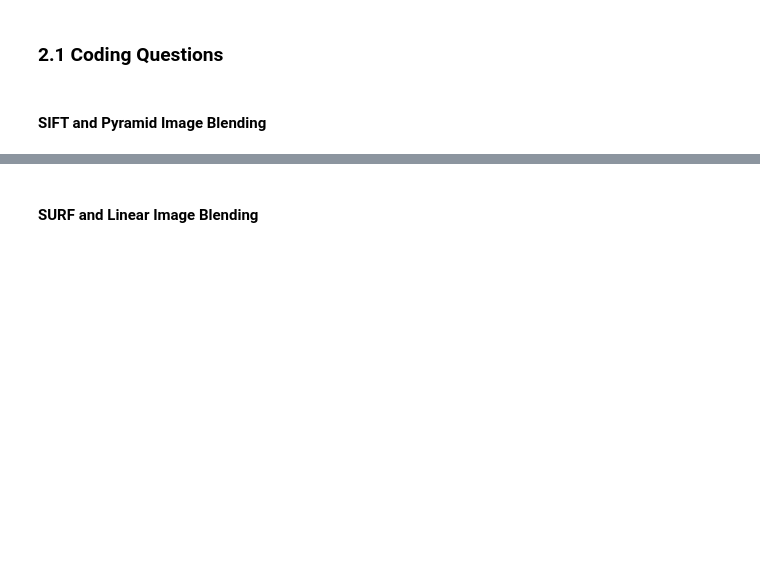
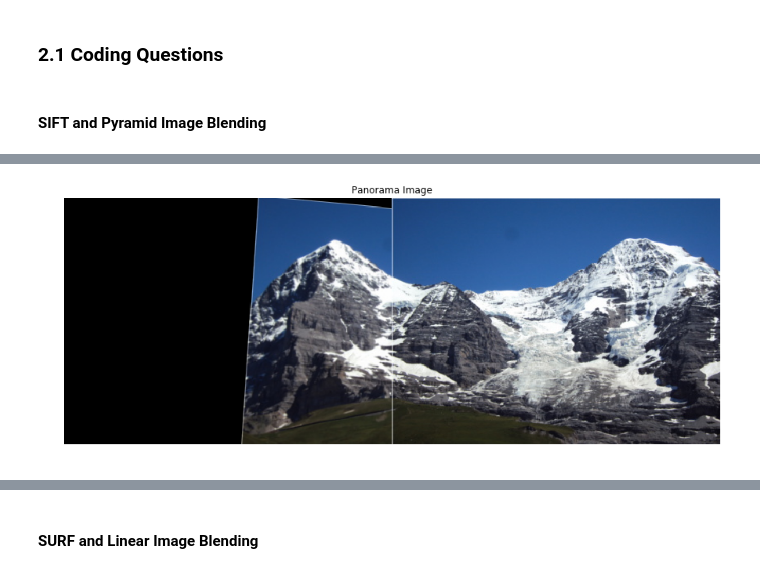
Before and after one commit to mhdahmed/Computer-Vision, a Jupyter notebook: Assignment_2/stitching.ipynb, the cells around one changed output, grey strips where cells are left out. Saved outputs shown, nothing was run; the diff lists cells and outputs as text; code cells hidden in the pictures; blank space fills up the shorter version.

```diff
--- a/Assignment_2/stitching.ipynb
+++ b/Assignment_2/stitching.ipynb
@@ -11,0 +48,29 @@ from matplotlib import pyplot as plt
+# %%
+"""Find homography using RANSAC method and apply transformation to 1Hill"""
+
+# arrange matching keypoints in separate lists
+GoodMatches = []
+for i, m in enumerate(matches):
+    GoodMatches.append((m.trainIdx, m.queryIdx))
+
+mp_one = np.float32([keypoints_one[i].pt for (__, i) in GoodMatches])
+mp_two = np.float32([keypoints_two[i].pt for (i, __) in GoodMatches])
+
+# translation of keypoints in hill_two to the right
+for i in range(len(mp_two)):
+    mp_two[i][0] += two_hill.shape[1]
+
+# find homography and warp one_hill accordingly
+H, __ = cv2.findHomography(mp_one, mp_two, cv2.RANSAC, 5)
+warp_one = cv2.warpPerspective(one_hill, H, (one_hill.shape[1]+two_hill.shape[1],one_hill.shape[0]))
+warp_one_copy = copy.deepcopy(warp_one)
+
+warp_one[:,two_hill.shape[1]:,:] = two_hill
+
+# display results
+plt.figure(figsize=(15,15))
+plt.subplot(111), plt.imshow(warp_one)
+plt.title('Panorama Image'), plt.axis('off')
+plt.show()
+# %% [output]
+[figure, added]
```
Also changed, not shown: parts of 7 cells of this notebook.
